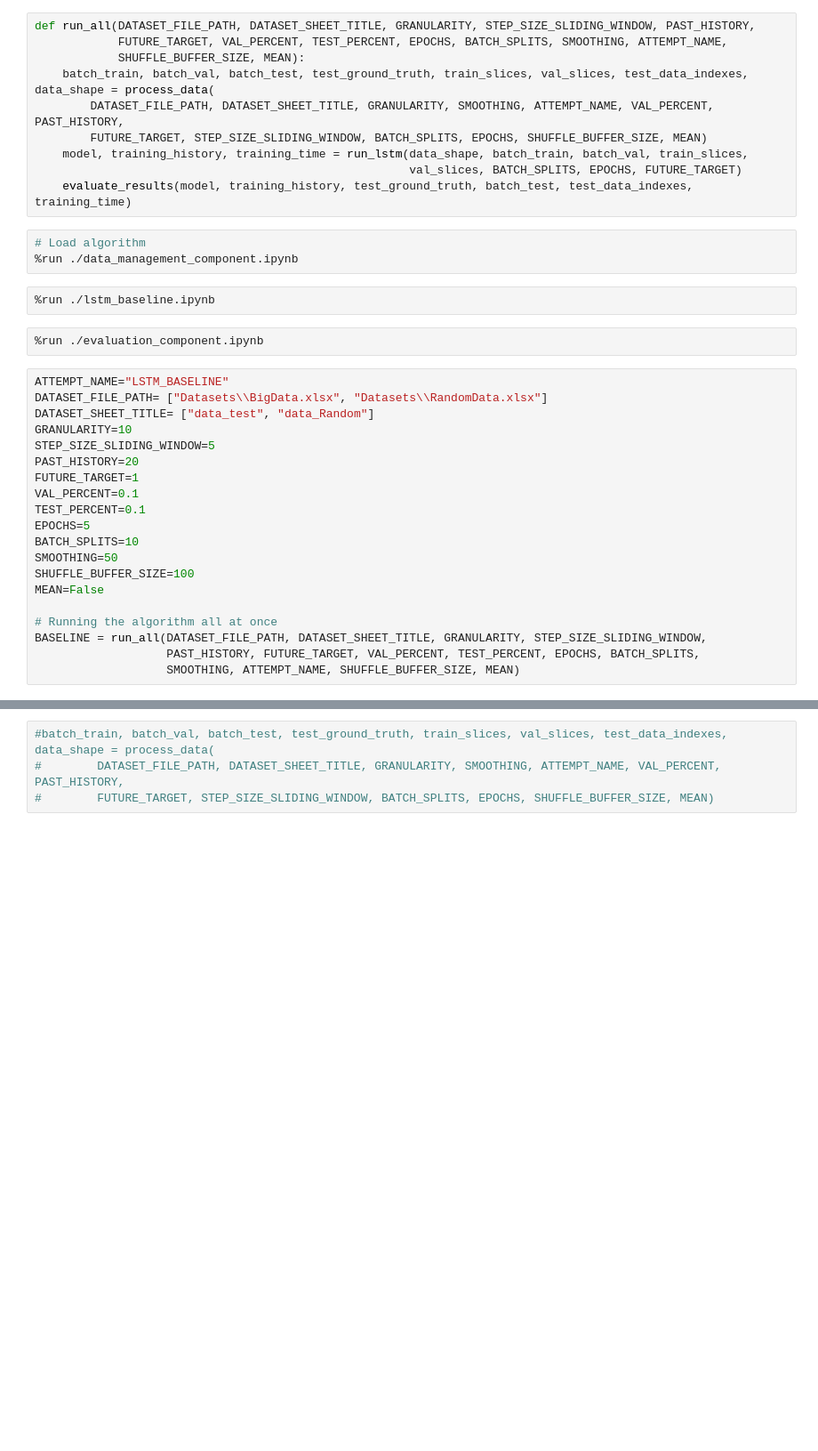
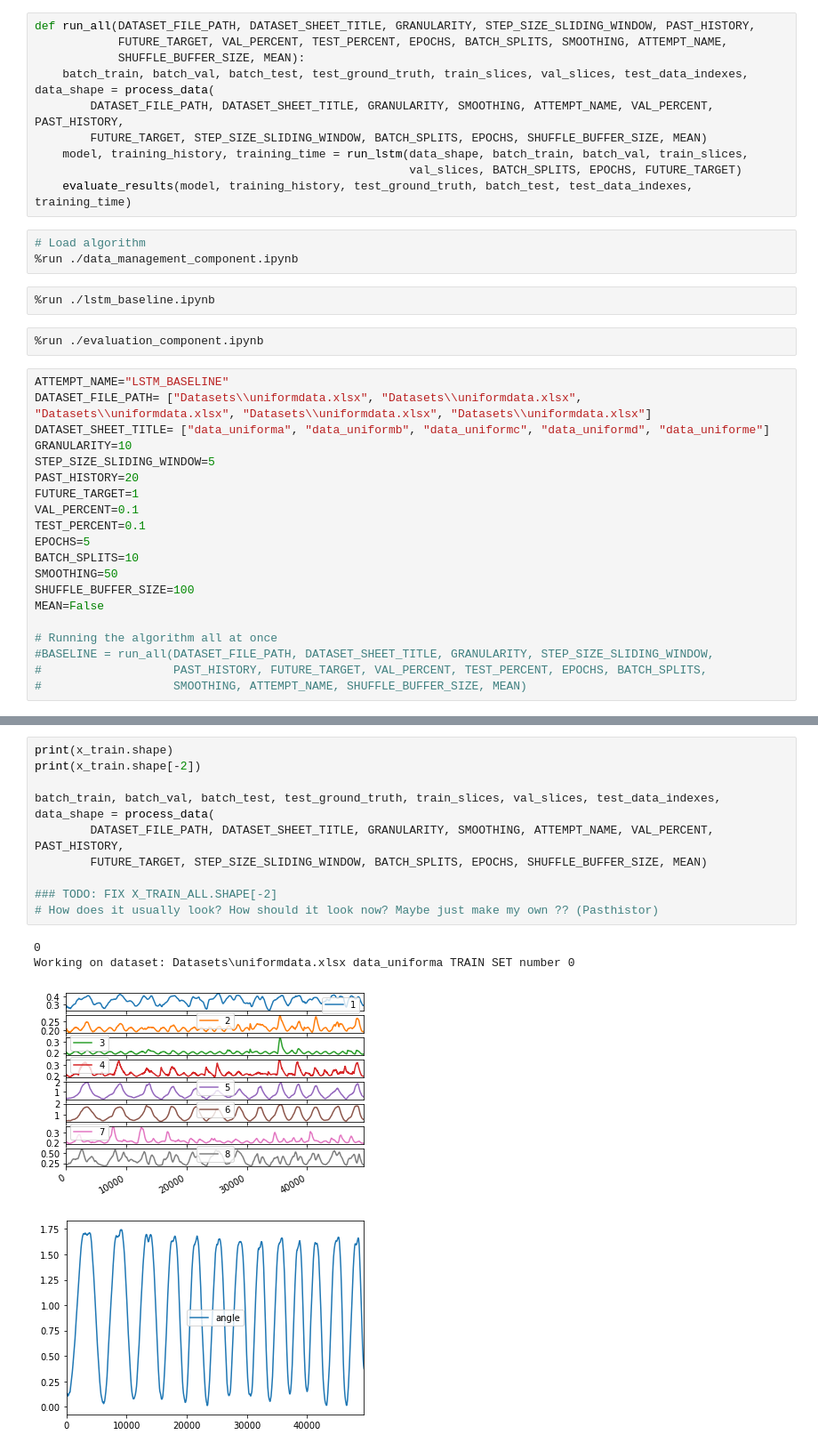
Before and after one commit to j-karls/P9-Exoskeleton, a Jupyter notebook: meta_algorithm.ipynb, the cells around one changed output, grey strips where cells are left out. Shown at 89% size. Drawn from its saved outputs; the diff is of its cells as text; blank space fills up the shorter version.

Commit message:
Added new dataset, fixed one bug, still problems

```diff
--- a/meta_algorithm.ipynb
+++ b/meta_algorithm.ipynb
@@ -43,8 +43,8 @@ def run_all(DATASET_FILE_PATH, DATASET_SHEET_TITLE, GRANULARITY, STEP_SIZE_SLIDI
 %run ./evaluation_component.ipynb
 # %%
 ATTEMPT_NAME="LSTM_BASELINE"
-DATASET_FILE_PATH= ["Datasets\\BigData.xlsx", "Datasets\\RandomData.xlsx"]
-DATASET_SHEET_TITLE= ["data_test", "data_Random"]
+DATASET_FILE_PATH= ["Datasets\\uniformdata.xlsx", "Datasets\\uniformdata.xlsx", "Datasets\\uniformdata.xlsx", "Datasets\\uniformdata.xlsx", "Datasets\\uniformdata.xlsx"]
+DATASET_SHEET_TITLE= ["data_uniforma", "data_uniformb", "data_uniformc", "data_uniformd", "data_uniforme"]
 GRANULARITY=10
 STEP_SIZE_SLIDING_WINDOW=5
 PAST_HISTORY=20
@@ -58,6 +58,6 @@ SHUFFLE_BUFFER_SIZE=100
 MEAN=False
 
 # Running the algorithm all at once
-BASELINE = run_all(DATASET_FILE_PATH, DATASET_SHEET_TITLE, GRANULARITY, STEP_SIZE_SLIDING_WINDOW,
-                   PAST_HISTORY, FUTURE_TARGET, VAL_PERCENT, TEST_PERCENT, EPOCHS, BATCH_SPLITS,
-                   SMOOTHING, ATTEMPT_NAME, SHUFFLE_BUFFER_SIZE, MEAN)
+#BASELINE = run_all(DATASET_FILE_PATH, DATASET_SHEET_TITLE, GRANULARITY, STEP_SIZE_SLIDING_WINDOW,
+#                   PAST_HISTORY, FUTURE_TARGET, VAL_PERCENT, TEST_PERCENT, EPOCHS, BATCH_SPLITS,
+#                   SMOOTHING, ATTEMPT_NAME, SHUFFLE_BUFFER_SIZE, MEAN)
@@ -95,4 +64,15 @@ Execution time: time 1199.0232827999998, observations 6018, time per observation
 # %%
-#batch_train, batch_val, batch_test, test_ground_truth, train_slices, val_slices, test_data_indexes, data_shape = process_data(
-#        DATASET_FILE_PATH, DATASET_SHEET_TITLE, GRANULARITY, SMOOTHING, ATTEMPT_NAME, VAL_PERCENT, PAST_HISTORY,
-#        FUTURE_TARGET, STEP_SIZE_SLIDING_WINDOW, BATCH_SPLITS, EPOCHS, SHUFFLE_BUFFER_SIZE, MEAN)
+print(x_train.shape)
+print(x_train.shape[-2])
+
+batch_train, batch_val, batch_test, test_ground_truth, train_slices, val_slices, test_data_indexes, data_shape = process_data(
+        DATASET_FILE_PATH, DATASET_SHEET_TITLE, GRANULARITY, SMOOTHING, ATTEMPT_NAME, VAL_PERCENT, PAST_HISTORY,
+        FUTURE_TARGET, STEP_SIZE_SLIDING_WINDOW, BATCH_SPLITS, EPOCHS, SHUFFLE_BUFFER_SIZE, MEAN)
+
+### TODO: FIX X_TRAIN_ALL.SHAPE[-2]
+# How does it usually look? How should it look now? Maybe just make my own ?? (Pasthistor)
+# %% [output]
+0
+Working on dataset: Datasets\uniformdata.xlsx data_uniforma TRAIN SET number 0
+[figure, added]
+[figure, added]
```
Also changed, not shown: parts of 4 cells of this notebook, 2 other files.
